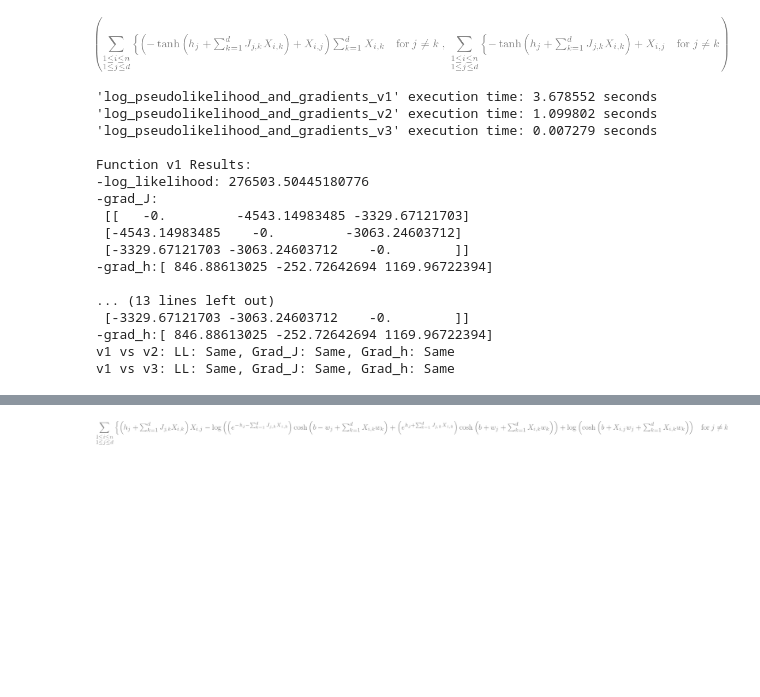
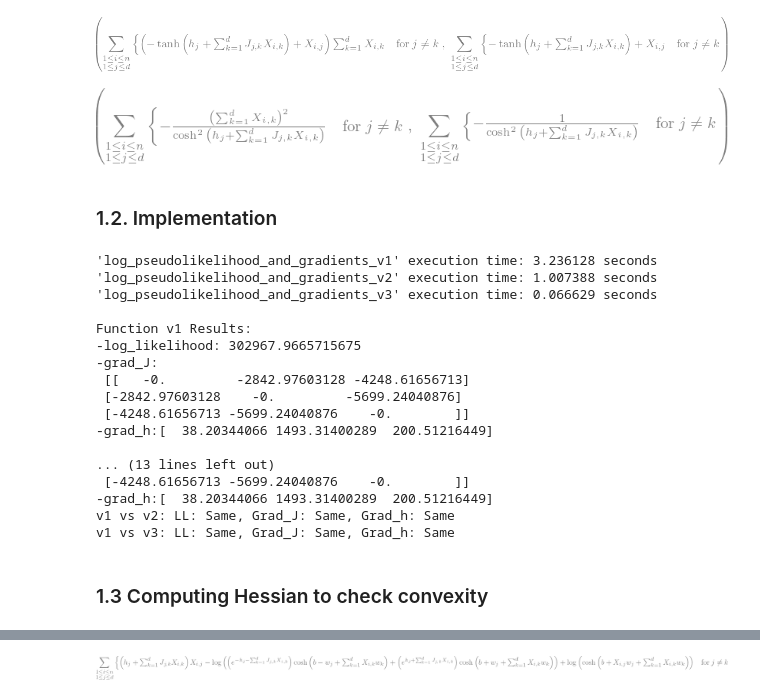
Before and after one commit to CodeBySohyun/Inverse_Ising_Inference, a Jupyter notebook: Data_Analysis/ising_optimisation.ipynb, the cells around one changed output, grey strips where cells are left out. Saved outputs shown, nothing was run; the diff lists cells and outputs as text; code cells hidden in the pictures; blank space fills up the shorter version.

```diff
--- a/Data_Analysis/ising_optimisation.ipynb
+++ b/Data_Analysis/ising_optimisation.ipynb
@@ -37,6 +41,21 @@ sp.init_printing(use_unicode=True)
 grad_J_jk_simplified, grad_h_j_simplified
 # %% [output]
 [figure]
+# %%
+# Compute the symbolic second derivatives
+hessian_J_jk = diff(grad_J_jk, J[j, k])
+hessian_h_j = diff(grad_h_j, h[j])
+
+# Simplify the second derivatives
+hessian_J_jk_simplified = simplify(hessian_J_jk)
+hessian_h_j_simplified = simplify(hessian_h_j)
+
+# Display the expressions
+hessian_J_jk_simplified, hessian_h_j_simplified
+# %% [output]
+[figure, added]
+# %% [markdown]
+### 1.2. Implementation
 # %%
 import numpy as np
 import pandas as pd
@@ -54,12 +73,11 @@ def log_pseudolikelihood_and_gradients_v1(J, h, X):
 
     for i in range(n):
         for j in range(d):
-            # Compute S_ij without the contribution from jth term
-            S_without_j = np.dot(J[j, :], X[i, :]) - J[j, j] * X[i, j]
-            S_ij = S_without_j + h[j]
+            # Compute S_ij
+            S_ij = np.dot(J[j, :], X[i, :]) + h[j]
 
             # Update log-likelihood
-            log_likelihood += X[i, j] * S_ij - np.log(2 * np.cosh(S_ij))
+            log_likelihood += S_ij * X[i, j] - np.log(2 * np.cosh(S_ij))
 
             # Update gradient of h
             grad_h[j] += -np.tanh(S_ij) + X[i, j]
@@ -84,7 +102,7 @@ def log_pseudolikelihood_and_gradients_v2(J, h, X):
     for i in range(n):
         for j in range(d):
             x_ij = X[i, j]
-            S_ij = np.dot(J[j, :], X[i, :]) - J[j, j] * x_ij + h[j]
+            S_ij = np.dot(J[j, :], X[i, :]) + h[j]
             log_likelihood += x_ij * S_ij - np.log(2 * np.cosh(S_ij))
             tanh_S_ij = np.tanh(S_ij)
             grad_h[j] += -tanh_S_ij + x_ij
@@ -102,12 +120,11 @@ def log_pseudolikelihood_and_gradients_v3(J, h, X):
     Vectorised code for super speedy performance.
     """
     d = X.shape[1]  # Number of dimensions
-    log_likelihood, grad_J, grad_h = 0, np.zeros_like(J), np.zeros_like(h)
+    grad_J, grad_h = np.zeros_like(J), np.zeros_like(h)
 
     # Vectorised version
-    J_diag = np.diag(J)  # Get the diagonal of J
-    S_ij = X @ J - X * J_diag + h  # Compute S_ij vectorised, broadcasting h
-    log_likelihood = (X * S_ij).sum() - np.sum(np.log(2 * np.cosh(S_ij)))
+    S_ij = X @ J + h  # Compute S_ij vectorised, broadcasting h
+    log_likelihood = np.sum(X * S_ij) - np.sum(np.log(2 * np.cosh(S_ij)))
 
     tanh_S_ij = np.tanh(S_ij)
     grad_h = np.sum(X - tanh_S_ij, axis=0)
@@ -168,20 +185,22 @@ def compare_pseudolikelihood_functions(J, h, X):
 
 compare_pseudolikelihood_functions(J, h, X)
 # %% [output]
-'log_pseudolikelihood_and_gradients_v1' execution time: 3.678552 seconds
-'log_pseudolikelihood_and_gradients_v2' execution time: 1.099802 seconds
-'log_pseudolikelihood_and_gradients_v3' execution time: 0.007279 seconds
+'log_pseudolikelihood_and_gradients_v1' execution time: 3.236128 seconds
+'log_pseudolikelihood_and_gradients_v2' execution time: 1.007388 seconds
+'log_pseudolikelihood_and_gradients_v3' execution time: 0.066629 seconds
 
 Function v1 Results:
--log_likelihood: 276503.50445180776
+-log_likelihood: 302967.9665715675
 -grad_J:
- [[   -0.         -4543.14983485 -3329.67121703]
- [-4543.14983485    -0.         -3063.24603712]
- [-3329.67121703 -3063.24603712    -0.        ]]
--grad_h:[ 846.88613025 -252.72642694 1169.96722394]
+ [[   -0.         -2842.97603128 -4248.61656713]
+ [-2842.97603128    -0.         -5699.24040876]
+ [-4248.61656713 -5699.24040876    -0.        ]]
+-grad_h:[  38.20344066 1493.31400289  200.51216449]
 
 ... (13 lines left out)
- [-3329.67121703 -3063.24603712    -0.        ]]
--grad_h:[ 846.88613025 -252.72642694 1169.96722394]
+ [-4248.61656713 -5699.24040876    -0.        ]]
+-grad_h:[  38.20344066 1493.31400289  200.51216449]
 v1 vs v2: LL: Same, Grad_J: Same, Grad_h: Same
 v1 vs v3: LL: Same, Grad_J: Same, Grad_h: Same
+# %% [markdown]
+### 1.3 Computing Hessian to check convexity
```
Also changed, not shown: parts of 28 cells of this notebook, 6 other files.
